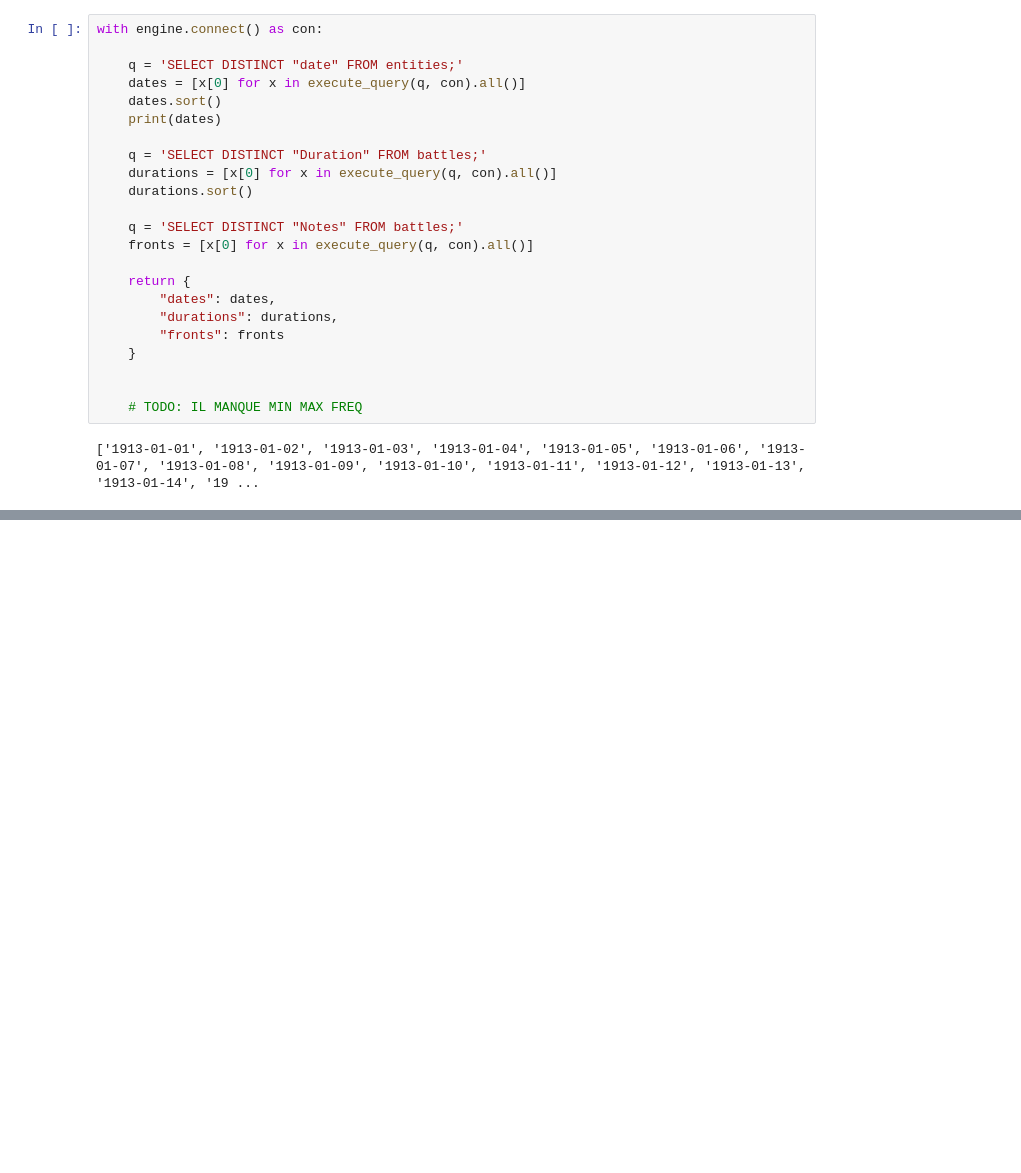
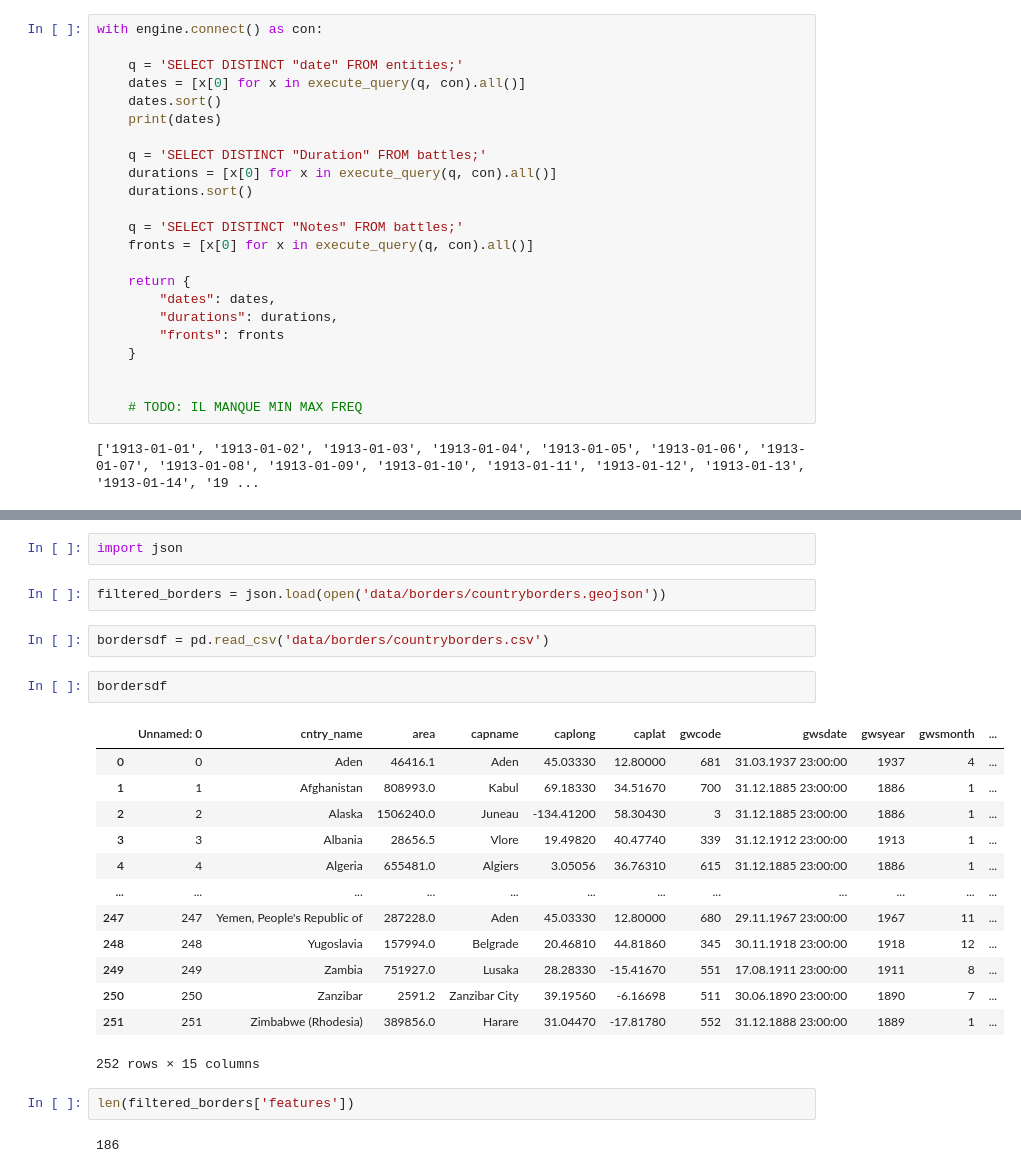
Before and after one commit to dhh21/SpaceWars, a Jupyter notebook: web_app/to_postgre.ipynb, the cells around one changed output, grey strips where cells are left out. Drawn from its saved outputs; the diff is of its cells as text; blank space fills up the shorter version.

```diff
--- a/web_app/to_postgre.ipynb
+++ b/web_app/to_postgre.ipynb
@@ -239,3 +291,29 @@ t
 | 7 | 90 | http://www.wikidata.org/entity/Q9... | Ninth Battle of the Isonzo | Point(13.63805556 45.90972222) | Soča | http://www.wikidata.org/entity/Q2... | Italy | 1916/11/4 | 1916/10/31 | ... |
 | 8 | 118 | http://www.wikidata.org/entity/Q4... | Battle of Kisaki | Point(37.60138889 -7.48611111) | Kisaki, Tanzania | http://www.wikidata.org/entity/Q1... | Tanzania | NaN | 1916/9/7 | ... |
 | 9 | 126 | http://www.wikidata.org/entity/Q2... | Battle of Multien | Point(2.8783 49.0378) | Seine-et-Marne | http://www.wikidata.org/entity/Q1... | France | NaN | 1914/9/5 | ... |
+# %%
+import json
+# %%
+filtered_borders = json.load(open('data/borders/countryborders.geojson'))
+# %%
+bordersdf = pd.read_csv('data/borders/countryborders.csv')
+# %%
+bordersdf
+# %% [output]
+|  | Unnamed: 0 | cntry_name | area | capname | caplong | caplat | gwcode | gwsdate | gwsyear | gwsmonth | ... |
+| 0 | 0 | Aden | 46416.1 | Aden | 45.03330 | 12.80000 | 681 | 31.03.1937 23:00:00 | 1937 | 4 | ... |
+| 1 | 1 | Afghanistan | 808993.0 | Kabul | 69.18330 | 34.51670 | 700 | 31.12.1885 23:00:00 | 1886 | 1 | ... |
+| 2 | 2 | Alaska | 1506240.0 | Juneau | -134.41200 | 58.30430 | 3 | 31.12.1885 23:00:00 | 1886 | 1 | ... |
+| 3 | 3 | Albania | 28656.5 | Vlore | 19.49820 | 40.47740 | 339 | 31.12.1912 23:00:00 | 1913 | 1 | ... |
+| 4 | 4 | Algeria | 655481.0 | Algiers | 3.05056 | 36.76310 | 615 | 31.12.1885 23:00:00 | 1886 | 1 | ... |
+| ... | ... | ... | ... | ... | ... | ... | ... | ... | ... | ... | ... |
+| 247 | 247 | Yemen, People's Republic of | 287228.0 | Aden | 45.03330 | 12.80000 | 680 | 29.11.1967 23:00:00 | 1967 | 11 | ... |
+| 248 | 248 | Yugoslavia | 157994.0 | Belgrade | 20.46810 | 44.81860 | 345 | 30.11.1918 23:00:00 | 1918 | 12 | ... |
+| 249 | 249 | Zambia | 751927.0 | Lusaka | 28.28330 | -15.41670 | 551 | 17.08.1911 23:00:00 | 1911 | 8 | ... |
+| 250 | 250 | Zanzibar | 2591.2 | Zanzibar City | 39.19560 | -6.16698 | 511 | 30.06.1890 23:00:00 | 1890 | 7 | ... |
+| 251 | 251 | Zimbabwe (Rhodesia) | 389856.0 | Harare | 31.04470 | -17.81780 | 552 | 31.12.1888 23:00:00 | 1889 | 1 | ... |
+252 rows × 15 columns
+# %%
+len(filtered_borders['features'])
+# %% [output]
+186
```
Also changed, not shown: parts of 13 cells of this notebook, 1 other file.
